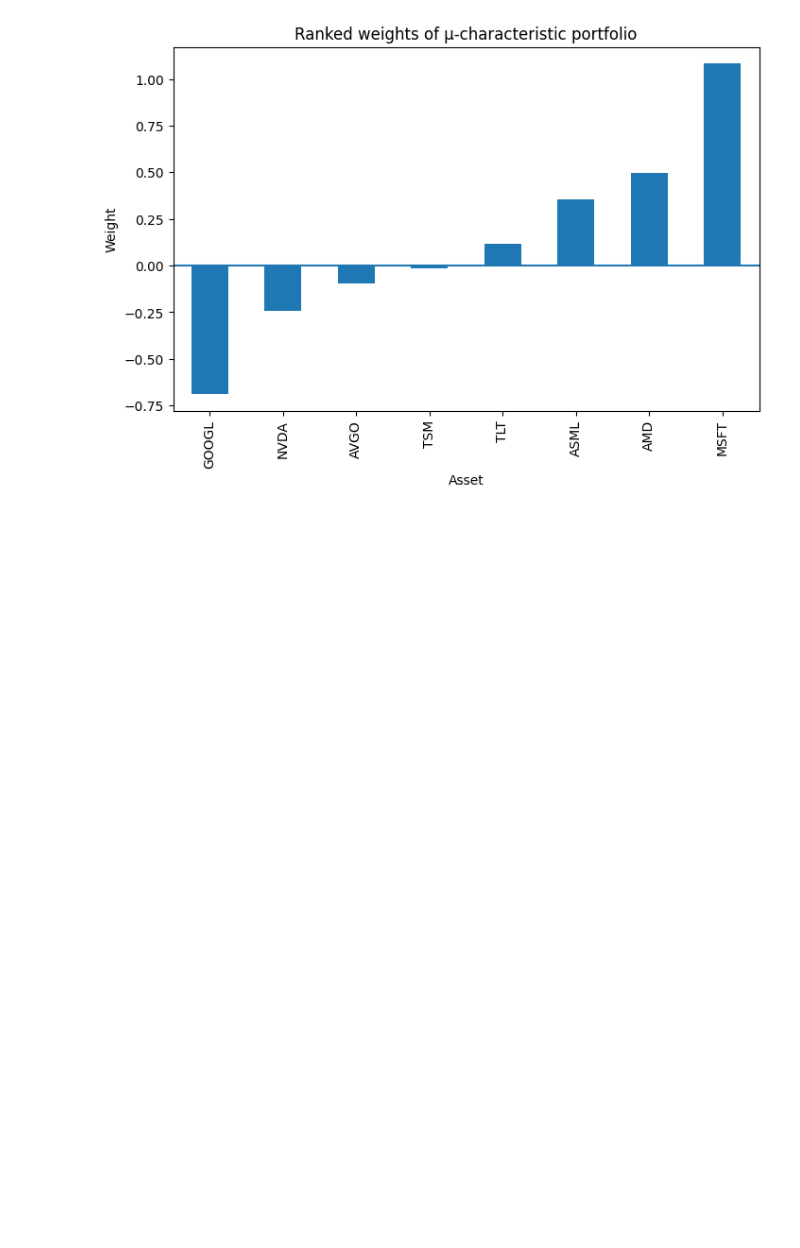
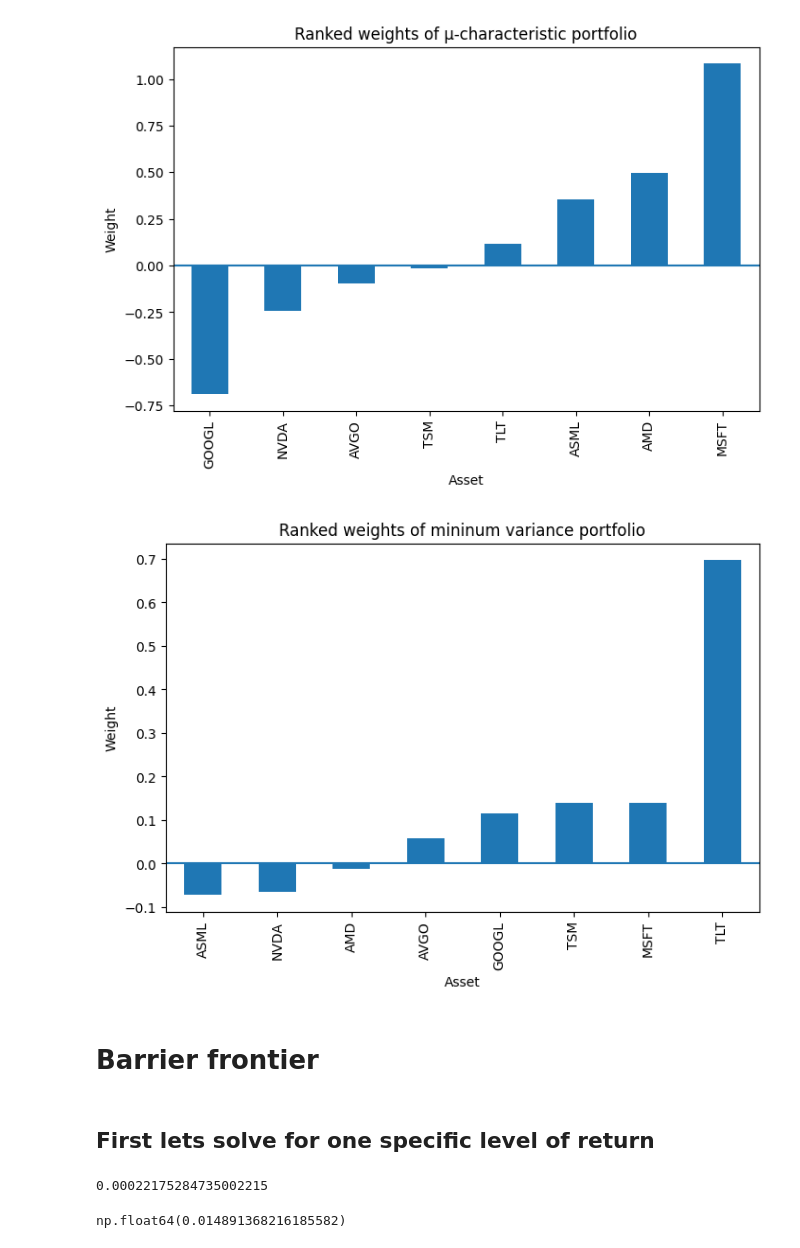
Before and after one commit to FerCorcuera/mit-quant-finance, a Jupyter notebook: optimization/MVO.ipynb, the cells around one changed output. Drawn from its saved outputs; the diff is of its cells as text; code cells hidden in the pictures; blank space fills up the shorter version.

```diff
--- a/optimization/MVO.ipynb
+++ b/optimization/MVO.ipynb
@@ -154,3 +144,38 @@ plt.axhline(0)
 plt.show()
 # %% [output]
 [figure]
+# %%
+mu_weights = pd.Series(wchar_exp, index=returns.columns).sort_values()
+
+mu_weights.plot(
+    kind="bar", figsize=(8, 5), title="Ranked weights of mininum variance portfolio"
+)
+
+plt.ylabel("Weight")
+plt.xlabel("Asset")
+plt.axhline(0)
+plt.show()
+# %% [output]
+[figure, added]
+# %% [markdown]
+# Barrier frontier
+# %% [markdown]
+## First lets solve for one specific level of return
+# %%
+w = cp.Variable(len(assets))
+objecive = cp.Minimize(cp.quad_form(w, Covariance))
+# we want to minimize the covariance matrix
+target_return = 0.001
+
+constraints = [cp.sum(w) == 1, mu @ w == target_return, w >= 0]
+
+problem = cp.Problem(objecive, constraints)
+
+print(problem.solve())
+
+sigma = np.sqrt(w.value.T @ Covariance @ w.value)
+
+sigma
+# %% [output]
+0.00022175284735002215
+np.float64(0.014891368216185582)
```
Also changed, not shown: parts of 28 cells of this notebook.
